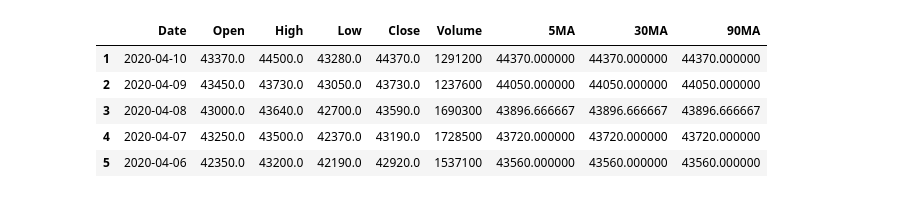
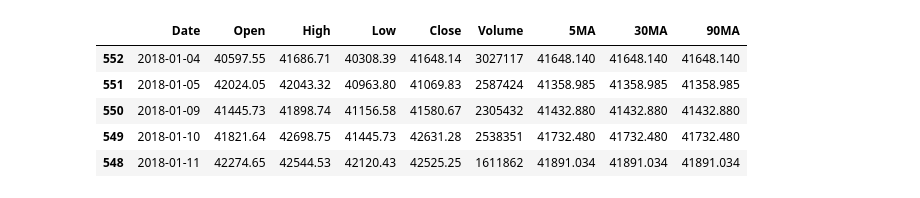
Before and after one commit to riron1206/03.stock_repo, a Jupyter notebook: get_stock_data/example.ipynb, the cells around one changed output. Saved outputs shown, nothing was run; the diff lists cells and outputs as text; code cells hidden in the pictures.

```diff
--- a/get_stock_data/test.ipynb
+++ b/get_stock_data/example.ipynb
@@ -14,6 +16,4 @@ brand = '7974.JP'
 source = 'stooq'
 
 #期間の設定
-start = datetime.datetime(2018, 4, 10)
-end = datetime.datetime(2020, 4, 10)
-print(start, end)
+start_year = 2018
@@ -22,26 +20,29 @@ print(start, end)
 # %%
-def get_brand_df(brand, source, start, end):
+def dl_brand_df(brand, source, start, end):
     #株価取得
     df = web.DataReader(brand, source, start, end)
     df = df.reset_index()
     df.set_index('Date', drop=False)  # Date列をindexにし、Date列は残す
+    df = df.sort_values(by=['Date'], ascending=True)  # Dateの昇順にする
 
     # pandas_datareaderはなぜか期間指定が機能しないので指定する
     df = df[(start <= df['Date']) & (df['Date'] <= end)]
 
     # 移動平均線
     df['5MA'] = df["Close"].rolling(window=5, min_periods=0).mean()
     df['30MA'] = df["Close"].rolling(window=30, min_periods=0).mean()
     df['90MA'] = df["Close"].rolling(window=90, min_periods=0).mean()
 
     return df
 
-df = get_brand_df(brand, source, start, end)
+start = datetime.datetime(start_year, 1, 1)
+end = datetime.datetime.today().strftime("%Y-%m-%d") + ' 00:00:00'
+df = dl_brand_df(brand, source, start, end)
 df.head()
 # %% [output]
 |  | Date | Open | High | Low | Close | Volume | 5MA | 30MA | 90MA |
-| 1 | 2020-04-10 | 43370.0 | 44500.0 | 43280.0 | 44370.0 | 1291200 | 44370.000000 | 44370.000000 | 44370.000000 |
-| 2 | 2020-04-09 | 43450.0 | 43730.0 | 43050.0 | 43730.0 | 1237600 | 44050.000000 | 44050.000000 | 44050.000000 |
-| 3 | 2020-04-08 | 43000.0 | 43640.0 | 42700.0 | 43590.0 | 1690300 | 43896.666667 | 43896.666667 | 43896.666667 |
-| 4 | 2020-04-07 | 43250.0 | 43500.0 | 42370.0 | 43190.0 | 1728500 | 43720.000000 | 43720.000000 | 43720.000000 |
-| 5 | 2020-04-06 | 42350.0 | 43200.0 | 42190.0 | 42920.0 | 1537100 | 43560.000000 | 43560.000000 | 43560.000000 |
+| 552 | 2018-01-04 | 40597.55 | 41686.71 | 40308.39 | 41648.14 | 3027117 | 41648.140 | 41648.140 | 41648.140 |
+| 551 | 2018-01-05 | 42024.05 | 42043.32 | 40963.80 | 41069.83 | 2587424 | 41358.985 | 41358.985 | 41358.985 |
+| 550 | 2018-01-09 | 41445.73 | 41898.74 | 41156.58 | 41580.67 | 2305432 | 41432.880 | 41432.880 | 41432.880 |
+| 549 | 2018-01-10 | 41821.64 | 42698.75 | 41445.73 | 42631.28 | 2538351 | 41732.480 | 41732.480 | 41732.480 |
+| 548 | 2018-01-11 | 42274.65 | 42544.53 | 42120.43 | 42525.25 | 1611862 | 41891.034 | 41891.034 | 41891.034 |
```
Also changed, not shown: parts of 8 cells of this notebook, 7 other files.
